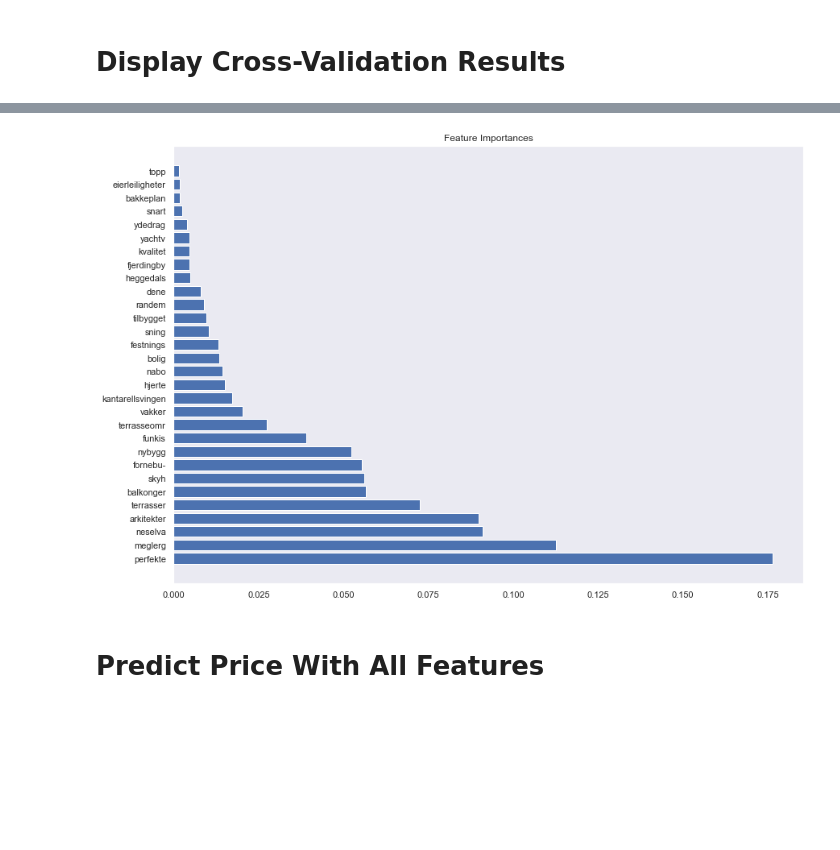
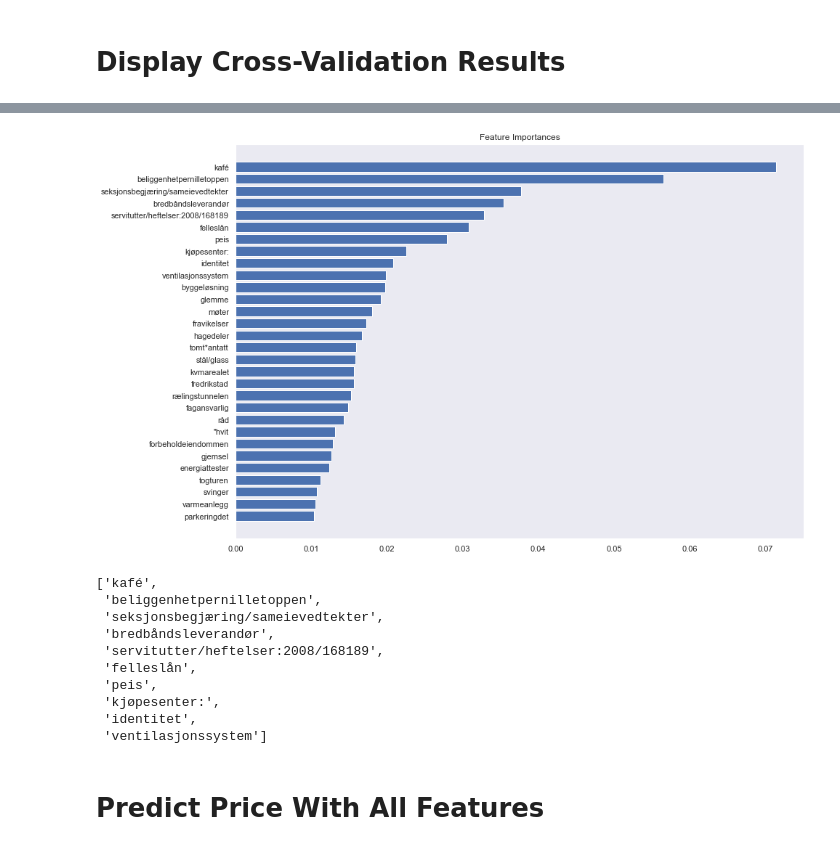
Before and after one commit to rossrco/analyses, a Jupyter notebook: home_oslo_home/modelling.ipynb, the cells around one changed output, grey strips where cells are left out. Cells and saved outputs as stored; diff of their text form; code cells hidden in the pictures; blank space fills up the shorter version.

```diff
--- a/home_oslo_home/modelling.ipynb
+++ b/home_oslo_home/modelling.ipynb
@@ -839,3 +802,10 @@ vectorized_full_desc = count_vectorizer.fit_transform(data_sample_from_new_build
+# %%
+def remove_stop_words(stop_word_list, text):
+    return list(set(text) - set(stop_word_list))
+# %%
+text_data[f'{selected_text_char}_split'] = [remove_stop_words(stop_words, text) for text in text_data[f'{selected_text_char}_split']]
+# %%
+vectorized_full_desc = count_vectorizer.fit_transform(text_data[f'{selected_text_char}_split'])
 # %%
 tfidf_transformer = TfidfTransformer()
 # %%
@@ -848,6 +818,6 @@ tfidf
 # %%
 X_text_train, X_text_test, y_text_train, y_text_test = train_test_split(tfidf,
-                                                                        y,
+                                                                        y_text,
                                                                         test_size=test_size,
                                                                         random_state=random_seed)
 # %%
@@ -893,10 +863,11 @@ Mean test_max_error, -58728.65
 # %%
 feature_importances = pd.Series(estimator.feature_importances_, index=list(count_vectorizer.vocabulary_.keys()))
 # %%
-to_plot = feature_importances.sort_values(ascending=False)[:30]
+top_n = 30
+to_plot = feature_importances.sort_values(ascending=True)[-top_n:]
 plt.yticks(range(len(to_plot)), to_plot.index)
 plt.title('Feature Importances')
 plt.barh(range(len(to_plot)), to_plot)
 plt.show()
 # %% [output]
-[figure, old version]
+[figure, new version]
@@ -902,0 +877,13 @@ plt.show()
+# %%
+best_text_features
+# %% [output]
+['kafé',
+ 'beliggenhetpernilletoppen',
+ 'seksjonsbegjæring/sameievedtekter',
+ 'bredbåndsleverandør',
+ 'servitutter/heftelser:2008/168189',
+ 'felleslån',
+ 'peis',
+ 'kjøpesenter:',
+ 'identitet',
+ 'ventilasjonssystem']
```
Also changed, not shown: parts of 104 cells of this notebook.
